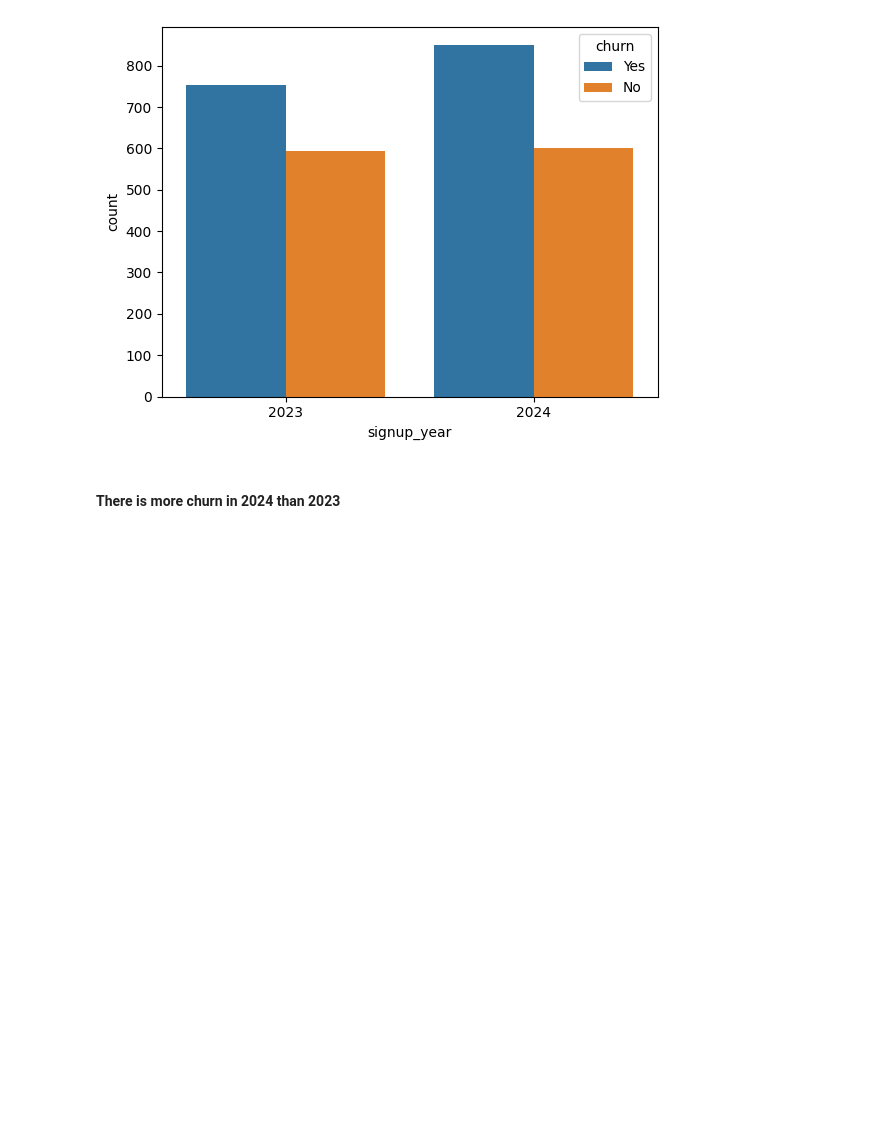
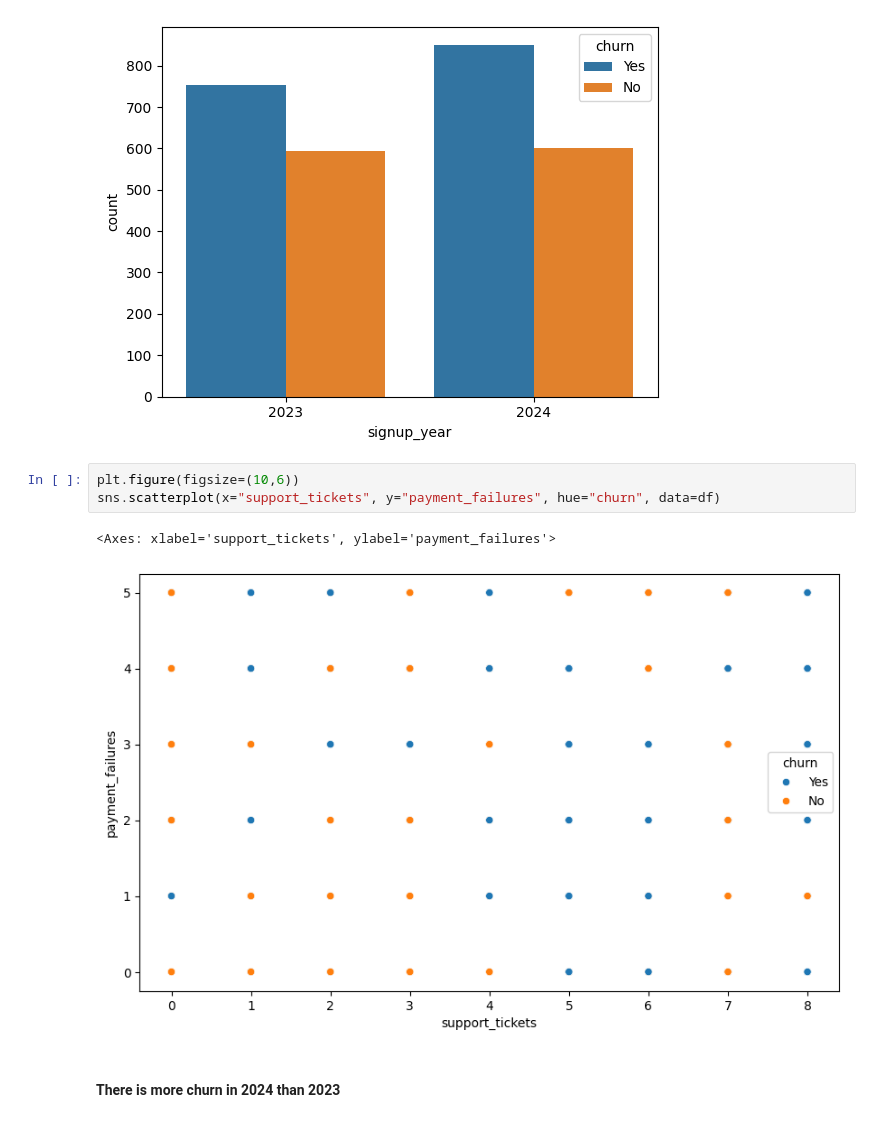
Before and after one commit to mayurimamdi/CustomerChurn, a Jupyter notebook: notebook/EDA.ipynb, the cells around one changed output. Drawn from its saved outputs; the diff is of its cells as text; blank space fills up the shorter version.

```diff
--- a/notebook/EDA.ipynb
+++ b/notebook/EDA.ipynb
@@ -130,6 +130,12 @@ sns.barplot(data=year_df, x='signup_year', y='count', hue='churn' )
 # %% [output]
 <Axes: xlabel='signup_year', ylabel='count'>
 [figure]
+# %%
+plt.figure(figsize=(10,6))
+sns.scatterplot(x="support_tickets", y="payment_failures", hue="churn", data=df)
+# %% [output]
+<Axes: xlabel='support_tickets', ylabel='payment_failures'>
+[figure, added]
 # %% [markdown]
 #### There is more churn in 2024 than 2023
 # %%
```
Also changed, not shown: parts of 2 cells of this notebook.
